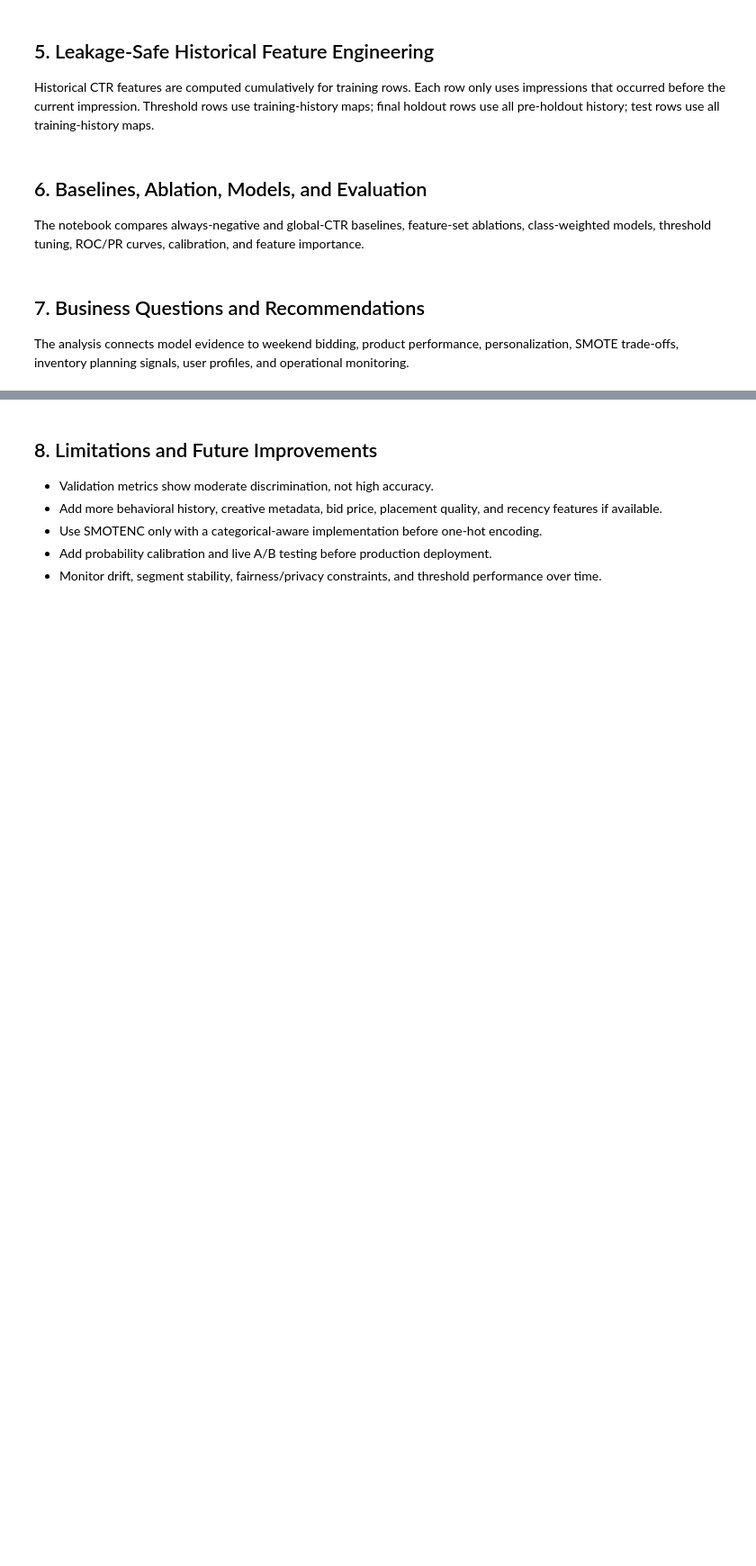
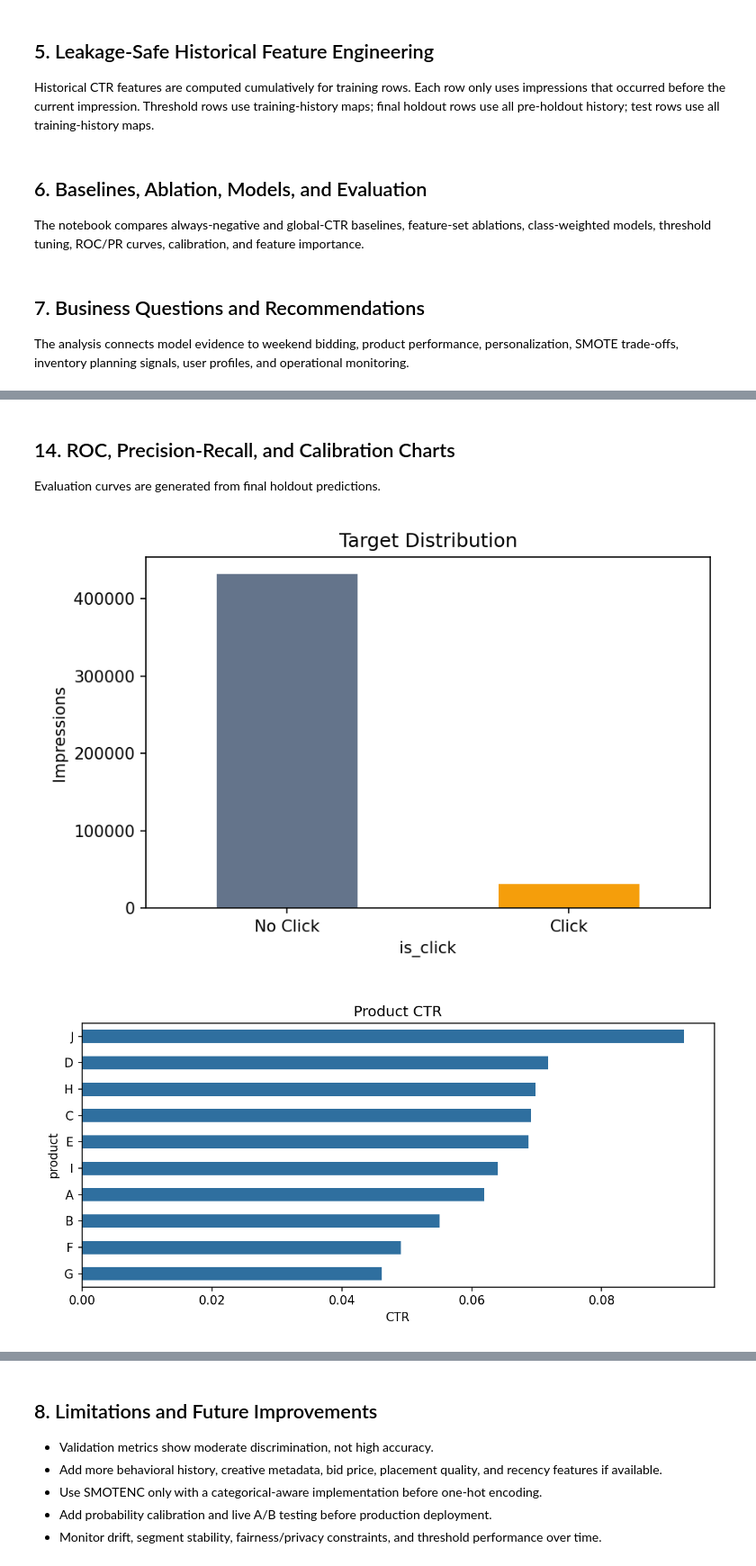
Before and after one commit to banshiAbp/ad-click-prediction, a Jupyter notebook: ad_click_prediction_case_study.ipynb, the cells around one changed output, grey strips where cells are left out. Shown at 90% size. Saved outputs shown, nothing was run; the diff lists cells and outputs as text; code cells hidden in the pictures; blank space fills up the shorter version.

```diff
--- a/ad_click_prediction_case_study.ipynb
+++ b/ad_click_prediction_case_study.ipynb
@@ -809,0 +527,19 @@ Weekend CTR: 7.33%; Weekday CTR: 6.65%; uplift: 0.68 pp / 10.2% relative; p-valu
+# %% [markdown]
+## 14. ROC, Precision-Recall, and Calibration Charts
+
+Evaluation curves are generated from final holdout predictions.
+# %%
+# Curves and charts
+plt.figure(figsize=(6,4)); train['is_click'].value_counts().sort_index().plot(kind='bar', color=['#64748b','#f59e0b']); plt.xticks([0,1], ['No Click','Click'], rotation=0); plt.title('Target Distribution'); plt.ylabel('Impressions'); plt.tight_layout(); plt.savefig(IMAGE_DIR/'target_distribution.png', dpi=150); plt.close(); display(Image(filename=str(IMAGE_DIR/'target_distribution.png')))
+
+plt.figure(figsize=(8,4)); product.sort_values('ctr').plot(kind='barh', x='product', y='ctr', legend=False, ax=plt.gca(), color='#2f6f9f'); plt.title('Product CTR'); plt.xlabel('CTR'); plt.tight_layout(); plt.savefig(IMAGE_DIR/'product_ctr.png', dpi=150); plt.close(); display(Image(filename=str(IMAGE_DIR/'product_ctr.png')))
+
+plot_metrics = metrics[metrics['model'].str.endswith('tuned threshold')].sort_values('f1')
+plt.figure(figsize=(8,4)); plot_metrics.plot(kind='barh', x='model', y='f1', legend=False, ax=plt.gca(), color='#f59e0b'); plt.title('Tuned-threshold F1 by Model'); plt.xlabel('F1'); plt.tight_layout(); plt.savefig(IMAGE_DIR/'model_f1.png', dpi=150); plt.close(); display(Image(filename=str(IMAGE_DIR/'model_f1.png')))
+
+plt.figure(figsize=(8,4)); ablation.sort_values('f1').plot(kind='barh', x='model', y='f1', legend=False, ax=plt.gca(), color='#0f766e'); plt.title('Feature Ablation: F1 Lift'); plt.xlabel('F1'); plt.tight_layout(); plt.savefig(IMAGE_DIR/'feature_ablation.png', dpi=150); plt.close(); display(Image(filename=str(IMAGE_DIR/'feature_ablation.png')))
+
+plt.figure(figsize=(8,4)); feature_importance.sort_values('importance').plot(kind='barh', x='feature', y='importance', legend=False, ax=plt.gca(), color='#14b8a6'); plt.title('Top Individual Feature Importances'); plt.tight_layout(); plt.savefig(IMAGE_DIR/'feature_importance.png', dpi=150); plt.close(); display(Image(filename=str(IMAGE_DIR/'feature_importance.png')))
+# %% [output]
+[figure, added]
+[figure, added]
```
Also changed, not shown: parts of 29 cells of this notebook, 13 other files.
